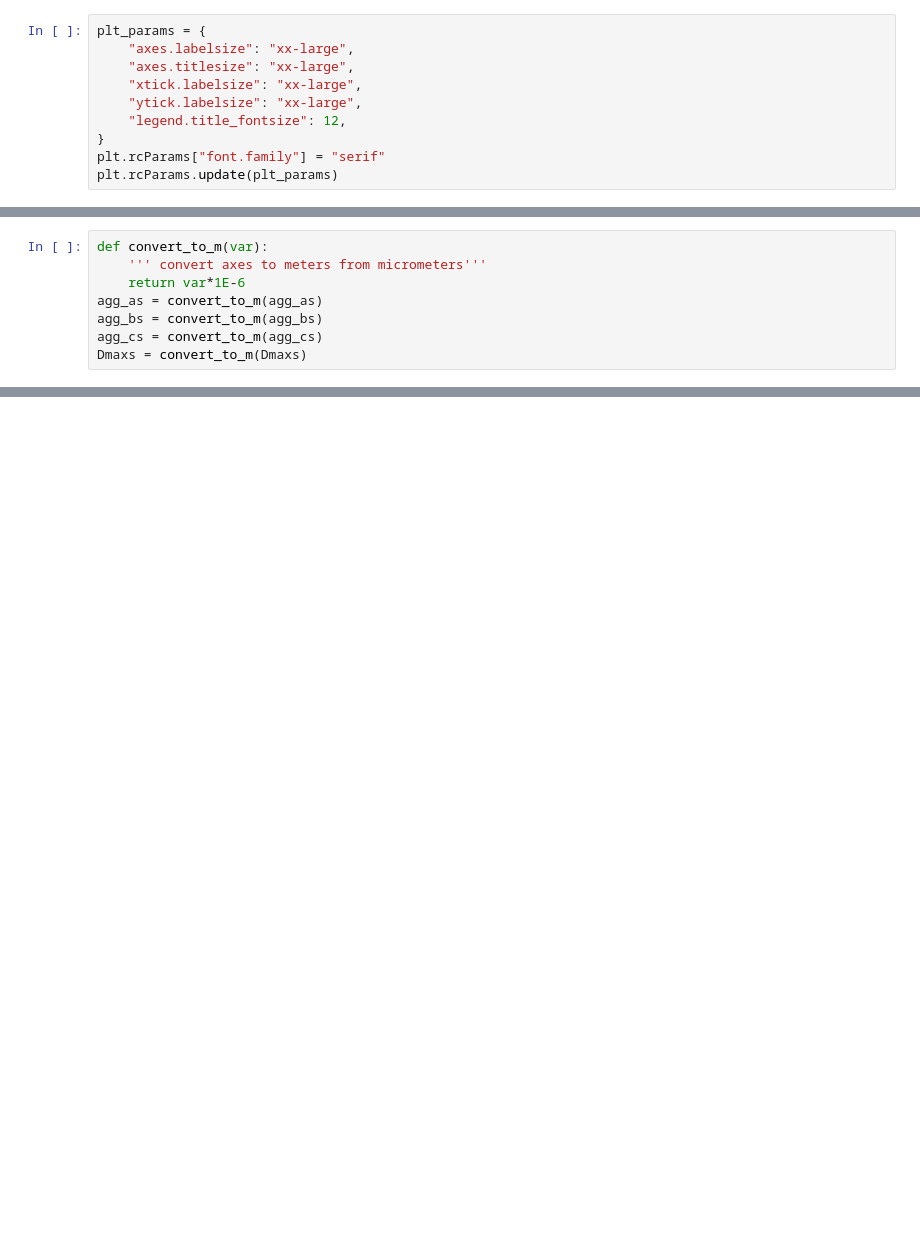
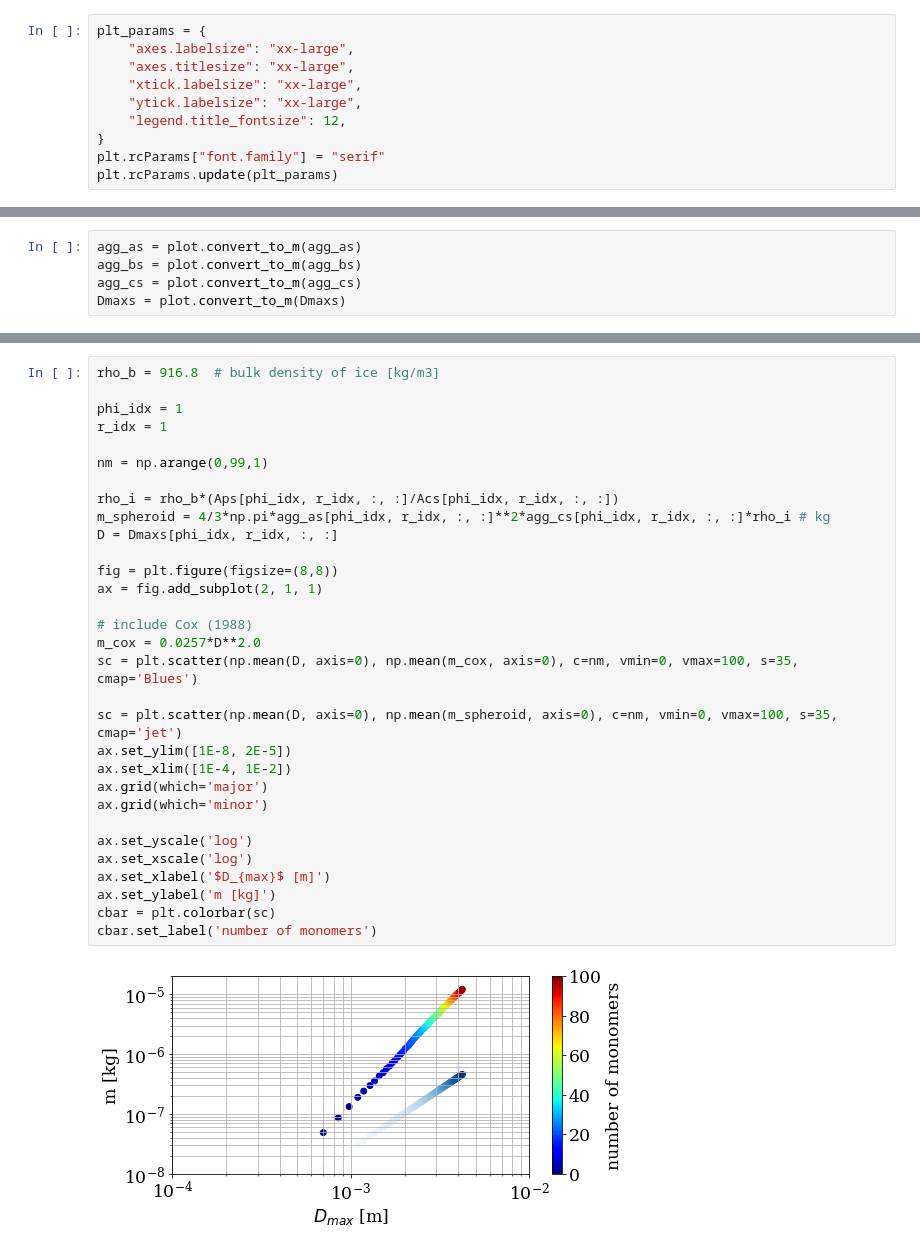
Before and after one commit to vprzybylo/IPAS, a Jupyter notebook: ipas/visualizations/m_D_relationships.ipynb, the cells around one changed output, grey strips where cells are left out. Drawn from its saved outputs; the diff is of its cells as text; blank space fills up the shorter version.

```diff
--- a/ipas/visualizations/m_D_relationships.ipynb
+++ b/ipas/visualizations/m_D_relationships.ipynb
@@ -24,8 +46,5 @@ locals().update(result)
 # %%
-def convert_to_m(var):
-    ''' convert axes to meters from micrometers'''
-    return var*1E-6
-agg_as = convert_to_m(agg_as)
-agg_bs = convert_to_m(agg_bs)
-agg_cs = convert_to_m(agg_cs)
-Dmaxs = convert_to_m(Dmaxs)
+agg_as = plot.convert_to_m(agg_as)
+agg_bs = plot.convert_to_m(agg_bs)
+agg_cs = plot.convert_to_m(agg_cs)
+Dmaxs = plot.convert_to_m(Dmaxs)
@@ -57,0 +118,33 @@ D[0,0,:], m[0,0,:]
+# %%
+rho_b = 916.8  # bulk density of ice [kg/m3]
+
+phi_idx = 1
+r_idx = 1
+
+nm = np.arange(0,99,1)
+
+rho_i = rho_b*(Aps[phi_idx, r_idx, :, :]/Acs[phi_idx, r_idx, :, :])
+m_spheroid = 4/3*np.pi*agg_as[phi_idx, r_idx, :, :]**2*agg_cs[phi_idx, r_idx, :, :]*rho_i # kg
+D = Dmaxs[phi_idx, r_idx, :, :]
+
+fig = plt.figure(figsize=(8,8))
+ax = fig.add_subplot(2, 1, 1)
+
+# include Cox (1988)
+m_cox = 0.0257*D**2.0
+sc = plt.scatter(np.mean(D, axis=0), np.mean(m_cox, axis=0), c=nm, vmin=0, vmax=100, s=35, cmap='Blues')
+
+sc = plt.scatter(np.mean(D, axis=0), np.mean(m_spheroid, axis=0), c=nm, vmin=0, vmax=100, s=35, cmap='jet')
+ax.set_ylim([1E-8, 2E-5])
+ax.set_xlim([1E-4, 1E-2])
+ax.grid(which='major')
+ax.grid(which='minor')
+
+ax.set_yscale('log')
+ax.set_xscale('log')
+ax.set_xlabel('$D_{max}$ [m]')
+ax.set_ylabel('m [kg]')
+cbar = plt.colorbar(sc)
+cbar.set_label('number of monomers')
+# %% [output]
+[figure, added]
```
Also changed, not shown: parts of 13 cells of this notebook, 4 other files.
